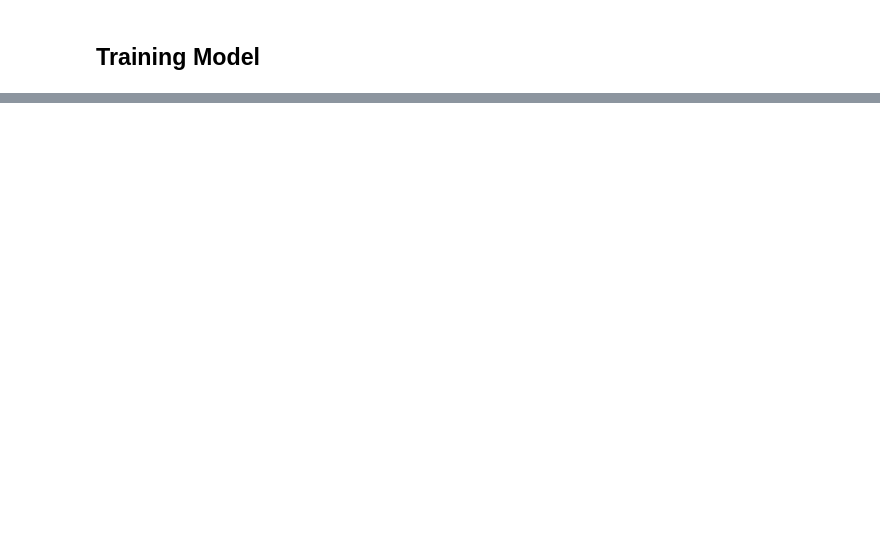
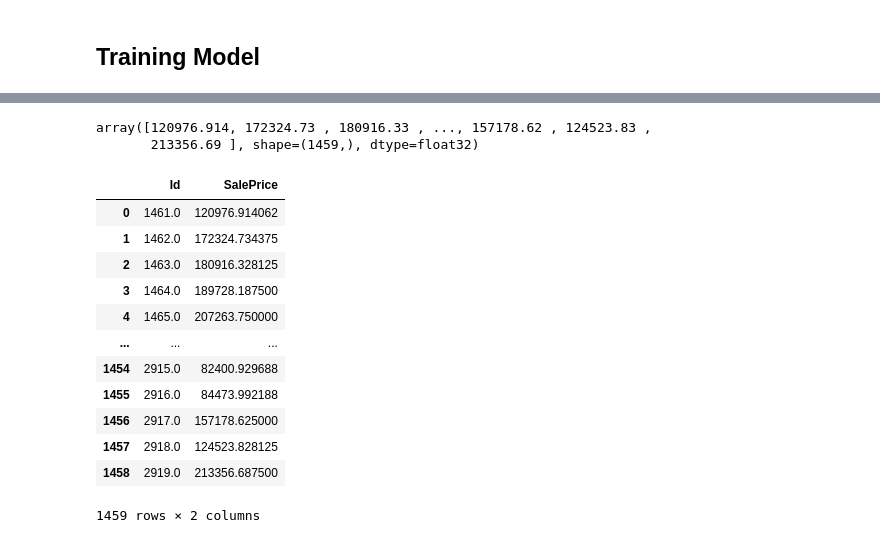
Before and after one commit to HanstonH/House-Prices-Advanced-Regression-Techniques, a Jupyter notebook: House_Price.ipynb, the cells around one changed output, grey strips where cells are left out. Cells and saved outputs as stored; diff of their text form; code cells hidden in the pictures; blank space fills up the shorter version.

Commit message:
Final Submission

```diff
--- a/House_Price.ipynb
+++ b/House_Price.ipynb
@@ -173,0 +363,12 @@ display_scores(gbr_score)
+# %%
+from sklearn.ensemble import VotingRegressor
+
+lr_best = lr.fit(final_training_data, training_housing_label)
+rf_best = joblib.load("rf_best_estimator.joblib")
+sgd_best= joblib.load("sgd_best_estimator.joblib")
+xgb_best = joblib.load("xgb_best_estimator.joblib")
+
+voting_regressor = VotingRegressor(
+    estimators=[('lr', lr_best), ('rf', rf_best), ('sgd', sgd_best), ('xgb', xgb_best)]
+)
+voting_regressor.fit(final_training_data, training_housing_label)
@@ -173,0 +408,4 @@ display_scores(gbr_score)
+# %%
+kaggle_test = pd.read_csv("test.csv")
+kaggle_pipeline = full_pipeline.transform(kaggle_test)
+kaggle_pipeline
@@ -173,0 +427,26 @@ display_scores(gbr_score)
+# %%
+y_pred = xgb_best.predict(kaggle_pipeline)
+y_pred
+# %% [output]
+array([120976.914, 172324.73 , 180916.33 , ..., 157178.62 , 124523.83 ,
+       213356.69 ], shape=(1459,), dtype=float32)
+# %%
+final_submission = np.column_stack((kaggle_test["Id"], y_pred))
+df = pd.DataFrame(
+    final_submission, columns=['Id', 'SalePrice']
+)
+df
+# %% [output]
+|  | Id | SalePrice |
+| 0 | 1461.0 | 120976.914062 |
+| 1 | 1462.0 | 172324.734375 |
+| 2 | 1463.0 | 180916.328125 |
+| 3 | 1464.0 | 189728.187500 |
+| 4 | 1465.0 | 207263.750000 |
+| ... | ... | ... |
+| 1454 | 2915.0 | 82400.929688 |
+| 1455 | 2916.0 | 84473.992188 |
+| 1456 | 2917.0 | 157178.625000 |
+| 1457 | 2918.0 | 124523.828125 |
+| 1458 | 2919.0 | 213356.687500 |
+1459 rows × 2 columns
```
Also changed, not shown: parts of 31 cells of this notebook, 5 other files.
